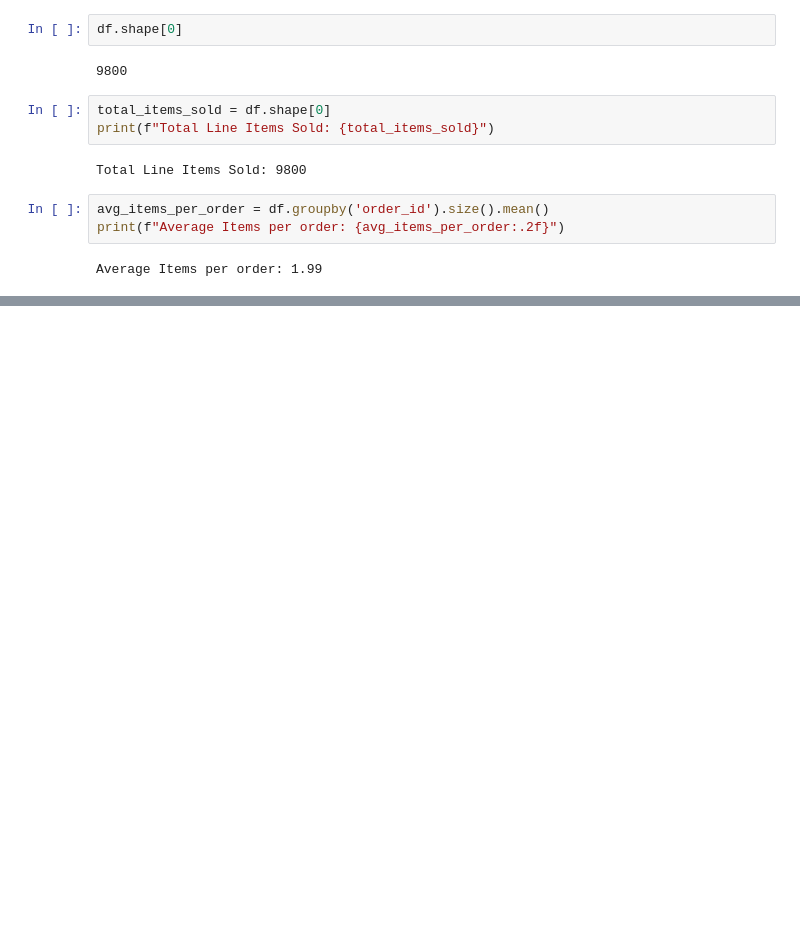
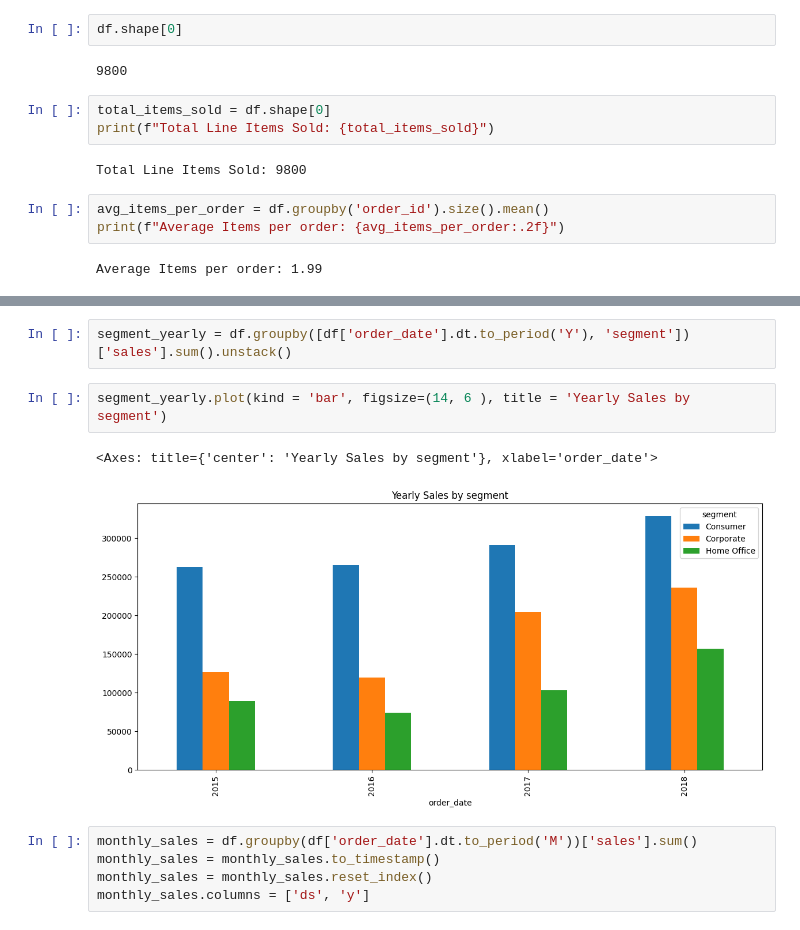
Before and after one commit to Nizar-Gadari/Project-2, a Jupyter notebook: Project_2.ipynb, the cells around one changed output, grey strips where cells are left out. Drawn from its saved outputs; the diff is of its cells as text; blank space fills up the shorter version.

```diff
--- a/Project_2.ipynb
+++ b/Project_2.ipynb
@@ -374,0 +213,12 @@ Average Items per order: 1.99
+# %%
+segment_yearly = df.groupby([df['order_date'].dt.to_period('Y'), 'segment'])['sales'].sum().unstack()
+# %%
+segment_yearly.plot(kind = 'bar', figsize=(14, 6 ), title = 'Yearly Sales by segment')
+# %% [output]
+<Axes: title={'center': 'Yearly Sales by segment'}, xlabel='order_date'>
+[figure, added]
+# %%
+monthly_sales = df.groupby(df['order_date'].dt.to_period('M'))['sales'].sum()
+monthly_sales = monthly_sales.to_timestamp()
+monthly_sales = monthly_sales.reset_index()
+monthly_sales.columns = ['ds', 'y']
```
Also changed, not shown: parts of 35 cells of this notebook.
